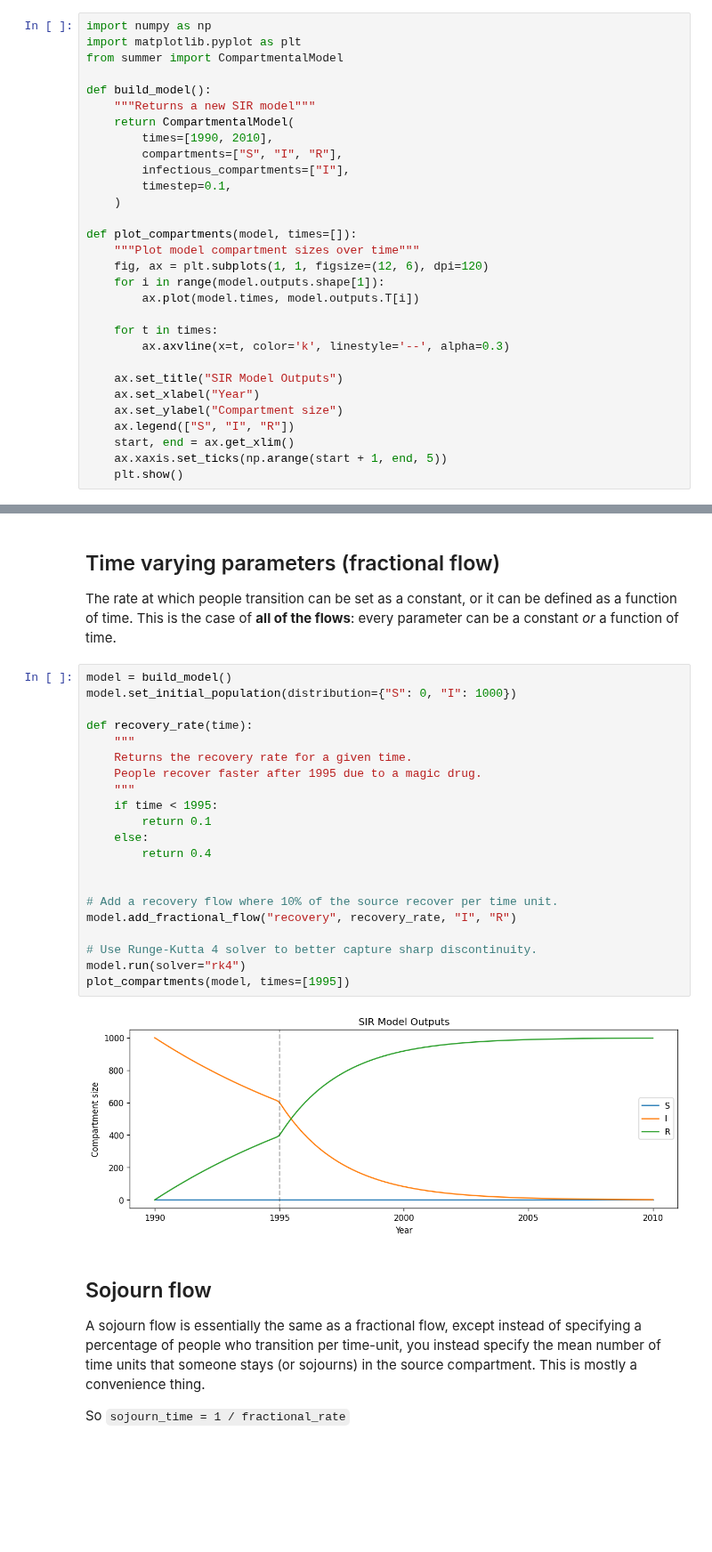
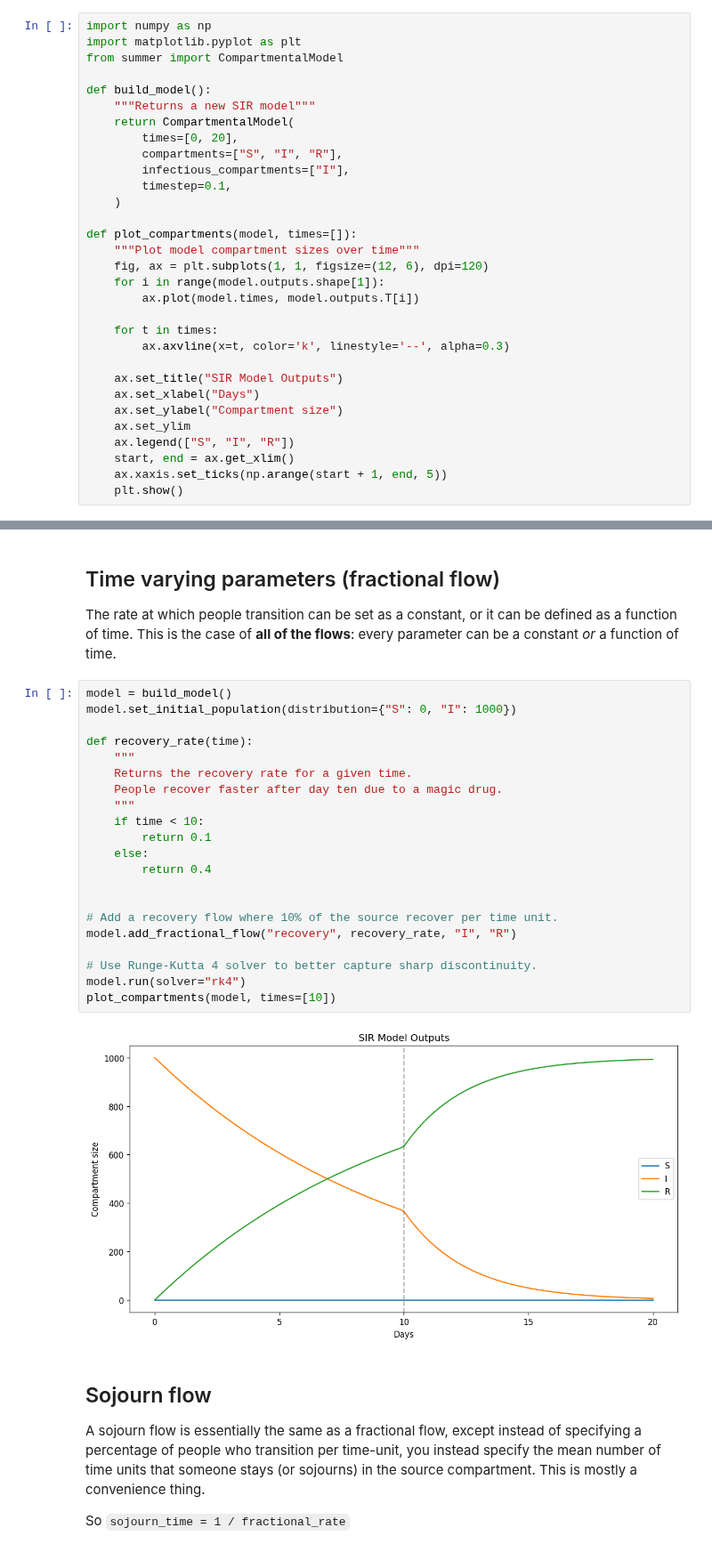
Before and after one commit to monash-emu/summer, a Jupyter notebook: docs/examples/3-flow-types.ipynb, the cells around one changed output, grey strips where cells are left out. Shown at 89% size. Cells and saved outputs as stored; diff of their text form; blank space fills up the shorter version.

```diff
--- a/docs/examples/3-flow-types.ipynb
+++ b/docs/examples/3-flow-types.ipynb
@@ -23,7 +23,7 @@ from summer import CompartmentalModel
 def build_model():
     """Returns a new SIR model"""
     return CompartmentalModel(
-        times=[1990, 2010],
+        times=[0, 20],
         compartments=["S", "I", "R"],
         infectious_compartments=["I"],
         timestep=0.1,
@@ -39,8 +39,9 @@ def plot_compartments(model, times=[]):
         ax.axvline(x=t, color='k', linestyle='--', alpha=0.3)
 
     ax.set_title("SIR Model Outputs")
-    ax.set_xlabel("Year")
+    ax.set_xlabel("Days")
     ax.set_ylabel("Compartment size")
+    ax.set_ylim
     ax.legend(["S", "I", "R"])
     start, end = ax.get_xlim()
     ax.xaxis.set_ticks(np.arange(start + 1, end, 5))
@@ -67,26 +68,26 @@ The rate at which people transition can be set as a constant, or it can be defin
 # %%
 model = build_model()
 model.set_initial_population(distribution={"S": 0, "I": 1000})
 
 def recovery_rate(time):
     """
     Returns the recovery rate for a given time.
-    People recover faster after 1995 due to a magic drug.
+    People recover faster after day ten due to a magic drug.
     """
-    if time < 1995:
+    if time < 10:
         return 0.1
     else:
         return 0.4
 
 
 # Add a recovery flow where 10% of the source recover per time unit.
 model.add_fractional_flow("recovery", recovery_rate, "I", "R")
 
 # Use Runge-Kutta 4 solver to better capture sharp discontinuity.
 model.run(solver="rk4")
-plot_compartments(model, times=[1995])
+plot_compartments(model, times=[10])
 # %% [output]
-[figure, old version]
+[figure, new version]
 # %% [markdown]
 ## Sojourn flow
 
```
Also changed, not shown: parts of 16 cells of this notebook, 1 other file.
